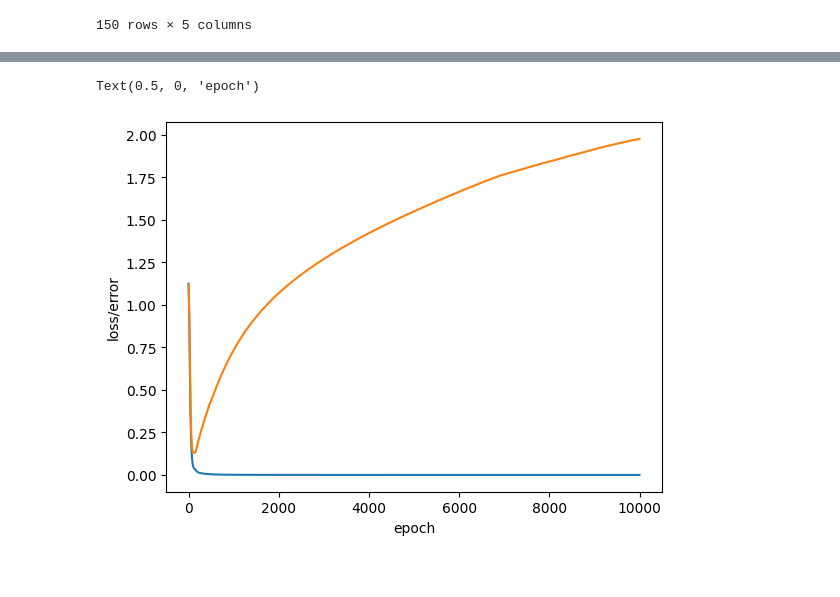
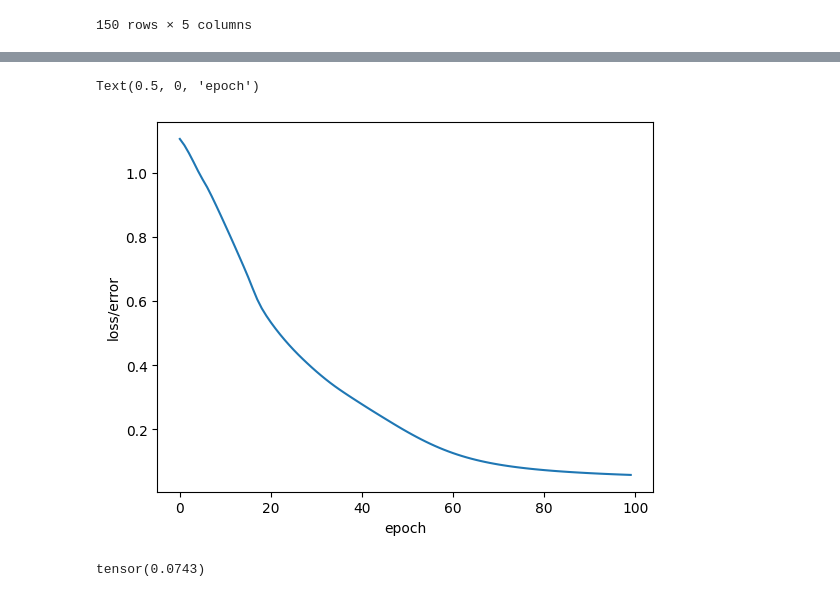
Before and after one commit to timmao78/git_demo, a Jupyter notebook: simple_NeuralNetwork.ipynb, the cells around one changed output, grey strips where cells are left out. Cells and saved outputs as stored; diff of their text form; code cells hidden in the pictures.

```diff
--- a/simple_NeuralNetwork.ipynb
+++ b/simple_NeuralNetwork.ipynb
@@ -91,26 +91,22 @@ optimizer = torch.optim.Adam(model.parameters(), lr=0.01)
 # %%
 #Train our model
 #Epochs?(one run thru all the training data in our network)
-epochs = 10000
+epochs = 100
 losses=[]
-losses2=[]
 
 for i in range(epochs):
   # Go forward and get a prediction
   y_pred = model.forward(X_train) #Get predicted result
-  y_pred2 = model.forward(X_test)
 
   # Measure the loss/error, gonna be high at first
   loss = criterion(y_pred, y_train)
-  loss2 = criterion(y_pred2, y_test)
 
  # Keep Track of our losses
   losses.append(loss.detach().numpy())
-  losses2.append(loss2.detach().numpy())
 
   # print every 10 epoch
   if i%10 == 0:
-    print(f"Epoch:{i} and loss: {loss} {loss2}")
+    print(f"Epoch:{i} and loss: {loss}")
 
   # Do some back propagation
   optimizer.zero_grad()
@@ -137,9 +126,15 @@ Epoch:9990 and loss: 4.082889972778503e-07 1.9763144254684448
 # %%
 # Graph it out
 plt.plot(range(epochs), losses)
-plt.plot(range(epochs), losses2)
 plt.ylabel("loss/error")
 plt.xlabel('epoch')
 # %% [output]
 Text(0.5, 0, 'epoch')
-[figure, old version]
+[figure, new version]
+# %%
+with torch.no_grad():
+  y_eval = model.forward(X_test) #X_test are feature from our test set, y_val will be predicitons
+  loss = criterion(y_eval, y_test) # find the loss or error
+loss
+# %% [output]
+tensor(0.0743)
```
Also changed, not shown: parts of 9 cells of this notebook.
